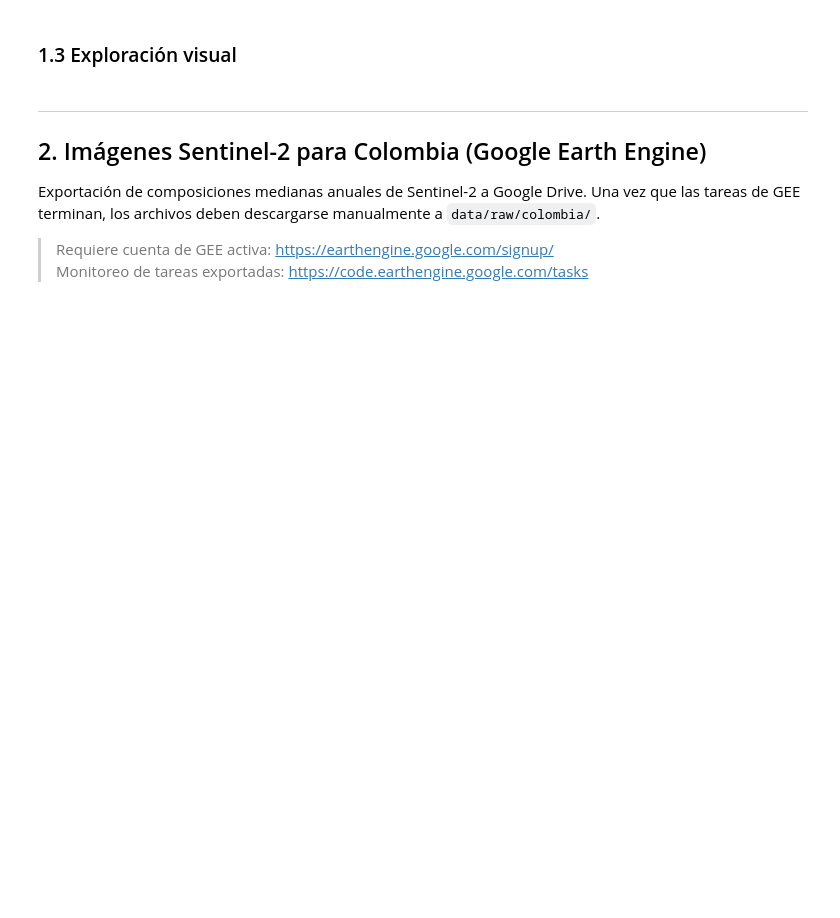
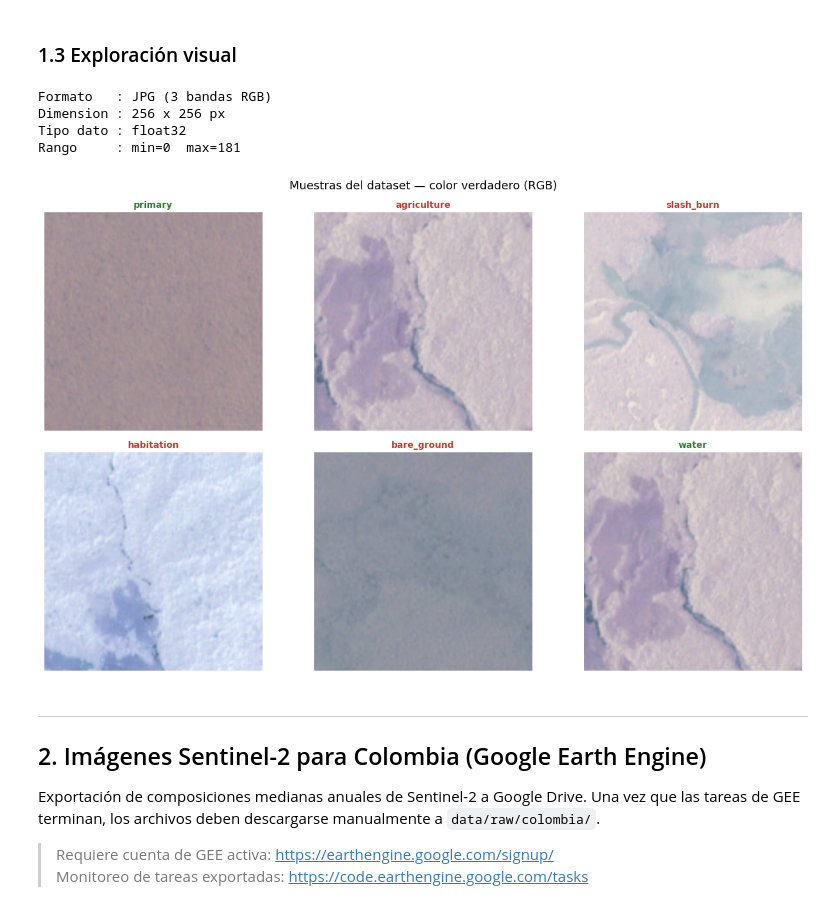
Before and after one commit to Andres-Acuna/dl_deforestation, a Jupyter notebook: notebooks/proyecto_deforestacion.ipynb, the cells around one changed output. Cells and saved outputs as stored; diff of their text form; code cells hidden in the pictures; blank space fills up the shorter version.

```diff
--- a/notebooks/proyecto_deforestacion.ipynb
+++ b/notebooks/proyecto_deforestacion.ipynb
@@ -195,7 +231,7 @@ import pandas as pd
 import matplotlib.pyplot as plt
 from collections import Counter
 
-csv_candidatos = list(RAW_PLANET.rglob('train_v2.csv'))
+csv_candidatos = list(RAW_PLANET.rglob('train_classes.csv'))
 assert len(csv_candidatos) > 0, (
     'No se encontro train_v2.csv. Verifica la descompresion.'
 )
@@ -235,51 +295,51 @@ plt.show()
 ### 1.3 Exploración visual
 # %%
 import rasterio
+from PIL import Image
 
-tif_candidatos = list(RAW_PLANET.rglob('train-tif-v2'))
-assert len(tif_candidatos) > 0, 'No se encontro la carpeta train-tif-v2.'
+tif_candidatos = list(RAW_PLANET.rglob('train-jpg'))
+assert len(tif_candidatos) > 0, 'No se encontro la carpeta train-jpg.'
 TIF_DIR = tif_candidatos[0]
 
-muestra = sorted(TIF_DIR.glob('*.tif'))[0]
-with rasterio.open(muestra) as src:
-    print(f'Bandas    : {src.count}  (esperado: 4)')
-    print(f'Dimension : {src.height} x {src.width} px')
-    print(f'Tipo dato : {src.dtypes[0]}')
-    for i, nombre in enumerate(['Azul','Verde','Rojo','NIR'], start=1):
-        b = src.read(i).astype(np.float32)
-        print(f'  Banda {i} {nombre:<6} '
-              f'min={b.min():.0f}  max={b.max():.0f}  media={b.mean():.0f}')
+muestra = sorted(TIF_DIR.glob('*.jpg'))[0]
+img = np.array(Image.open(muestra)).astype(np.float32)
+
+print(f'Formato   : JPG (3 bandas RGB)')
+print(f'Dimension : {img.shape[0]} x {img.shape[1]} px')
+print(f'Tipo dato : {img.dtype}')
+print(f'Rango     : min={img.min():.0f}  max={img.max():.0f}')
+# %% [output]
+Formato   : JPG (3 bandas RGB)
+Dimension : 256 x 256 px
+Tipo dato : float32
+Rango     : min=0  max=181
 # %%
-def normalizar(banda):
-    p2, p98 = np.percentile(banda, [2, 98])
-    return np.clip((banda - p2) / (p98 - p2 + 1e-6), 0, 1)
+def leer_rgb(ruta):
+    img = np.array(Image.open(ruta)).astype(np.float32)[:, :, :3] / 255.0
+    return np.clip(img, 0, 1)
 
-def leer_rgb(ruta):
-    with rasterio.open(ruta) as src:
-        r = normalizar(src.read(3).astype(np.float32))
-        g = normalizar(src.read(2).astype(np.float32))
-        b = normalizar(src.read(1).astype(np.float32))
-    return np.stack([r, g, b], axis=-1)
-
-clases_muestra = ['primary','agriculture','slash_burn','habitation','bare_ground','water']
+clases_muestra = ['primary', 'agriculture', 'slash_burn',
+                  'habitation', 'bare_ground', 'water']
 muestras = []
 for clase in clases_muestra:
     filas = df[df['tags_list'].apply(lambda t: clase in t)]
     if len(filas) > 0:
-        ruta = TIF_DIR / f'{filas.iloc[0]["image_name"]}.tif'
+        ruta = TIF_DIR / f'{filas.iloc[0]["image_name"]}.jpg'
         if ruta.exists():
             muestras.append((clase, ruta))
 
 fig, axes = plt.subplots(2, 3, figsize=(13, 8))
 fig.suptitle('Muestras del dataset — color verdadero (RGB)', fontsize=13)
 for ax, (clase, ruta) in zip(axes.flat, muestras):
     ax.imshow(leer_rgb(ruta))
     color = '#c0392b' if clase in DEFORESTATION_TAGS else '#2e7d32'
     ax.set_title(clase, fontsize=10, color=color, fontweight='bold')
     ax.axis('off')
 plt.tight_layout()
 plt.savefig(OUTPUTS_DIR / 'muestras_planet.png', dpi=120)
 plt.show()
+# %% [output]
+[figure, added]
 # %% [markdown]
 ---
 ## 2. Imágenes Sentinel-2 para Colombia (Google Earth Engine)
```
Also changed, not shown: parts of 18 cells of this notebook.
